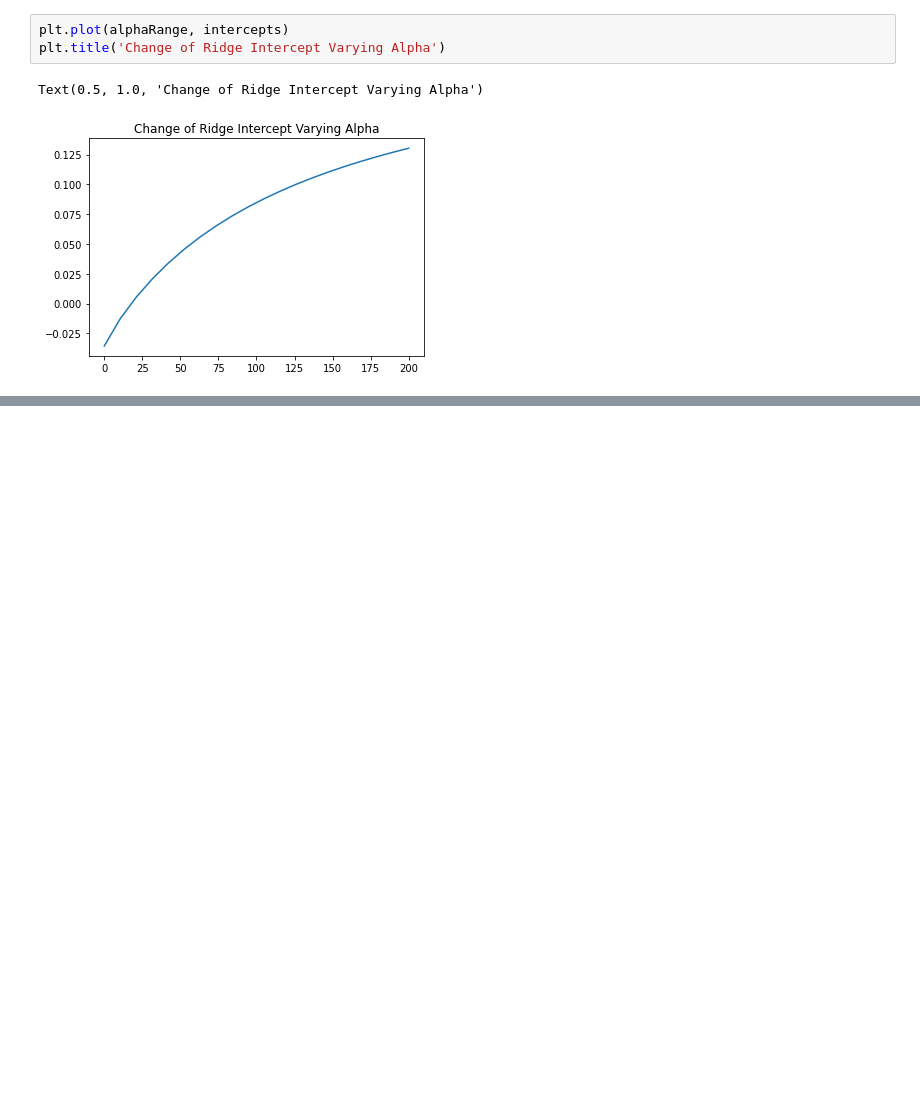
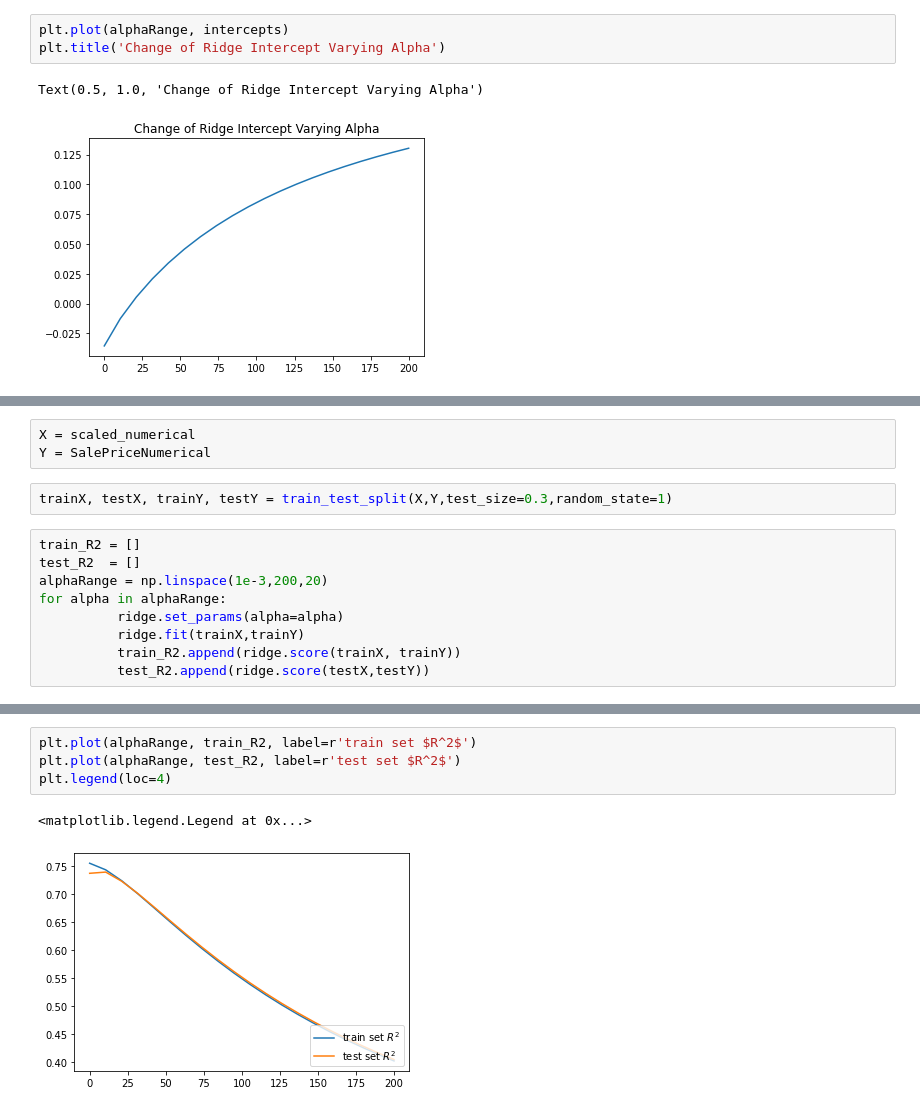
Before and after one commit to dnie44/nycdatascience_ML_project, a Jupyter notebook: tony/cleaning_and_eda.ipynb, the cells around one changed output, grey strips where cells are left out. Cells and saved outputs as stored; diff of their text form; blank space fills up the shorter version.

```diff
--- a/tony/cleaning_and_eda.ipynb
+++ b/tony/cleaning_and_eda.ipynb
@@ -306,0 +345,14 @@ Text(0.5, 1.0, 'Change of Ridge Intercept Varying Alpha')
+# %%
+X = scaled_numerical
+Y = SalePriceNumerical
+# %%
+trainX, testX, trainY, testY = train_test_split(X,Y,test_size=0.3,random_state=1)
+# %%
+train_R2 = []
+test_R2  = []
+alphaRange = np.linspace(1e-3,200,20)
+for alpha in alphaRange:
+          ridge.set_params(alpha=alpha)
+          ridge.fit(trainX,trainY)
+          train_R2.append(ridge.score(trainX, trainY))
+          test_R2.append(ridge.score(testX,testY))
@@ -306,0 +373,7 @@ Text(0.5, 1.0, 'Change of Ridge Intercept Varying Alpha')
+# %%
+plt.plot(alphaRange, train_R2, label=r'train set $R^2$')
+plt.plot(alphaRange, test_R2, label=r'test set $R^2$')
+plt.legend(loc=4)
+# %% [output]
+<matplotlib.legend.Legend at 0x...>
+[figure, added]
```
Also changed, not shown: parts of 17 cells of this notebook.
